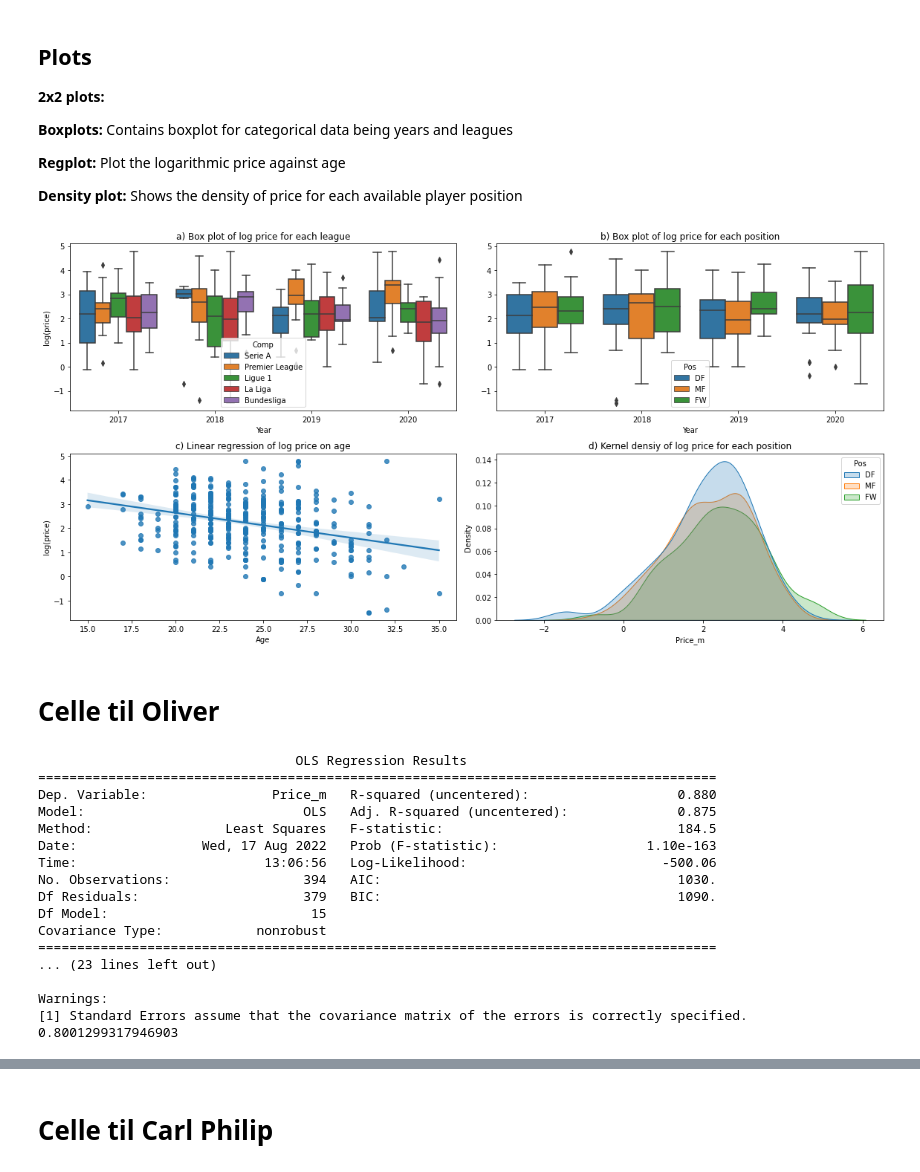
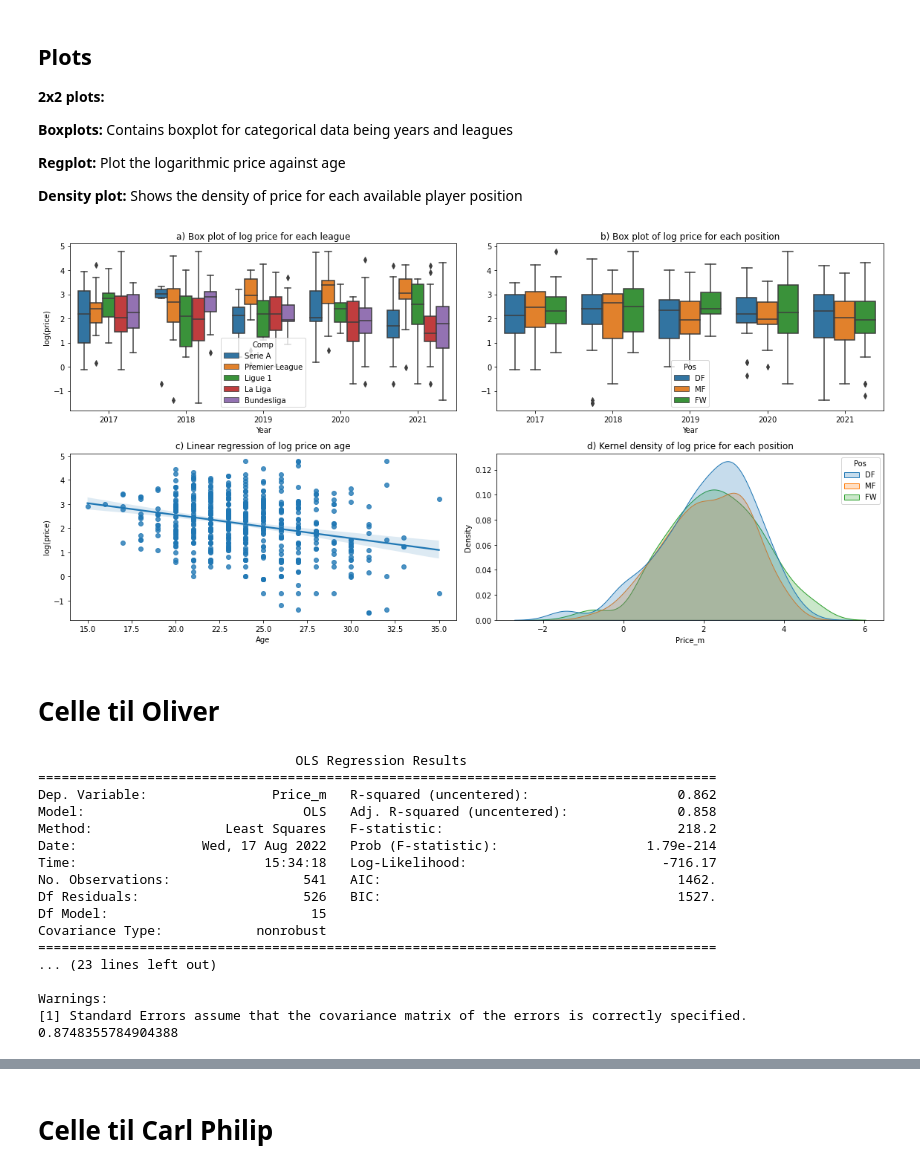
Before and after one commit to mathiasbindseil/three_drengz, a Jupyter notebook: ISDS - Kopi.ipynb, the cells around one changed output, grey strips where cells are left out. Drawn from its saved outputs; the diff is of its cells as text; code cells hidden in the pictures.

```diff
--- a/ISDS - Kopi.ipynb
+++ b/ISDS - Kopi.ipynb
@@ -375,47 +391,46 @@ import pandas as pd
 # sns.set_theme(style="white")
 
 # Data cleaning for copy paste
-new_df=pd.read_csv('Main_df_til_leg.csv')
+new_df=pd.read_csv('Main_df_til_leg_2021.csv')
 new_df['Price_m'] = np.log(new_df['Price_m'])
-new_df = new_df[new_df.Pos != 'GK']
+# new_df = new_df[new_df.Pos != 'GK']
 
 # new_df['Price (m)'] = new_df['Price'].str.replace(',','').astype(float)
 # new_df['Price (m)'] = (new_df['Price (m)'] > 500) * new_df['Price (m)'] * 1/1000000 + (new_df['Price (m)'] <= 500) * new_df['Price (m)']
 
 # Define plot
 f,ax = plt.subplots(2,2, figsize=(16,8))
 
 # First row
 sns.boxplot(x='Year', y='Price_m', data=new_df, hue="Comp", ax=ax[0, 0]).set( xlabel = "Year", ylabel = "log(price)")
 ax[0,0].set_title('a) Box plot of log price for each league')
 sns.boxplot(x='Year', y='Price_m', data=new_df, hue="Pos", ax=ax[0, 1]).set( xlabel = "Year", ylabel = "")
 ax[0,1].set_title('b) Box plot of log price for each position')
 # Second row
 sns.regplot(x='Age', y='Price_m', data=new_df, ax=ax[1, 0]).set( xlabel = "Age", ylabel = "log(price)") #Linear regression
 ax[1,0].set_title('c) Linear regression of log price on age')
 sns.kdeplot(x=new_df['Price_m'], data=new_df, hue="Pos",shade=True, ax=ax[1,1]) # Kernel plot
 ax[1,1].set_title('d) Kernel density of log price for each position')
 f.tight_layout()
 
 
 # sns.regplot(x='G-PK', y='Price_m', data=new_df, ax=ax[1, 1]).set( xlabel = "Goals minus penalty kicks", ylabel = "")
 
 
 # # Create path to save figure
 # fp_figs = Path.cwd() / 'figs'
 # # Use the Path object to actually create the subfolder
 # Path.mkdir(fp_figs, exist_ok=True)
 # # Export for paper
 # plt.savefig('figs/pic2.png')
 # %% [output]
-[figure, old version]
+[figure, new version]
 # %%
 new_df.to_csv('sdgsgs.csv')
 # %% [markdown]
 # **Celle til Oliver**
 # %%
-modeldata=pd.read_csv('Main_df_til_leg.csv')
-modeldata_v2=pd.read_csv('Main_df_til_leg.csv')
+modeldata=pd.read_csv('Main_df_til_leg_2021.csv')
 # Define all variables needed in analysis
 stats_to_keep_original = ['Pos','Age','MP','Starts','Min','90s','Gls','Ast','G-PK','CrdY','CrdR','Cmp%','KP','1/3','PPA','CrsPA',
 'Prog','Tkl','TklW','Int','Err','Blocks','Tkl%','Comp','Price_m']
@@ -448,7 +463,7 @@ y = np.log(modeldata['Price_m'])
 X = modeldata.loc[:, modeldata.columns != 'Price_m']
 
 olsmod = sm.OLS(y, X)
-# X = sm.add_constant(X)
+X = sm.add_constant(X)
 olsres = olsmod.fit()
 print(olsres.summary())
 
@@ -475,13 +490,13 @@ print(mse_val)
 # %% [output]
                                  OLS Regression Results
 =======================================================================================
-Dep. Variable:                Price_m   R-squared (uncentered):                   0.880
-Model:                            OLS   Adj. R-squared (uncentered):              0.875
-Method:                 Least Squares   F-statistic:                              184.5
-Date:                Wed, 17 Aug 2022   Prob (F-statistic):                   1.10e-163
-Time:                        13:06:56   Log-Likelihood:                         -500.06
-No. Observations:                 394   AIC:                                      1030.
-Df Residuals:                     379   BIC:                                      1090.
+Dep. Variable:                Price_m   R-squared (uncentered):                   0.862
+Model:                            OLS   Adj. R-squared (uncentered):              0.858
+Method:                 Least Squares   F-statistic:                              218.2
+Date:                Wed, 17 Aug 2022   Prob (F-statistic):                   1.79e-214
+Time:                        15:34:18   Log-Likelihood:                         -716.17
+No. Observations:                 541   AIC:                                      1462.
+Df Residuals:                     526   BIC:                                      1527.
 Df Model:                          15
 Covariance Type:            nonrobust
 =======================================================================================
@@ -489,7 +504,7 @@ Covariance Type:            nonrobust
 
 Warnings:
 [1] Standard Errors assume that the covariance matrix of the errors is correctly specified.
-0.8001299317946903
+0.8748355784904388
 # %%
 from matplotlib.pyplot import figure
 corr_matrix = X.corr()
```
Also changed, not shown: parts of 16 cells of this notebook, 3 other files.
